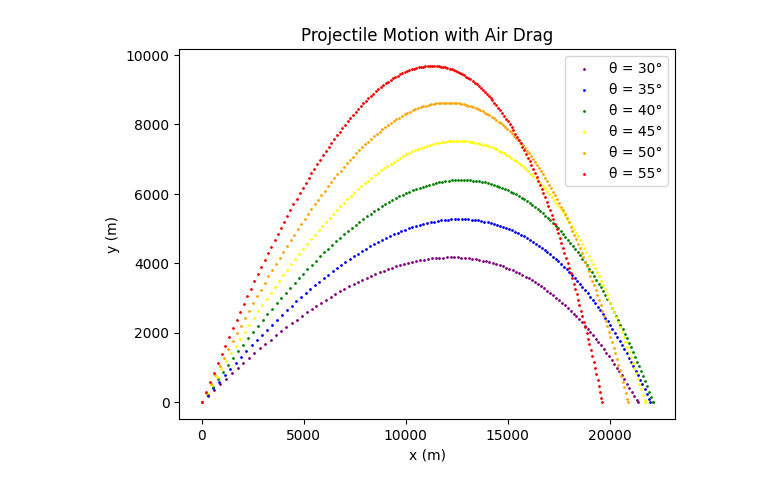
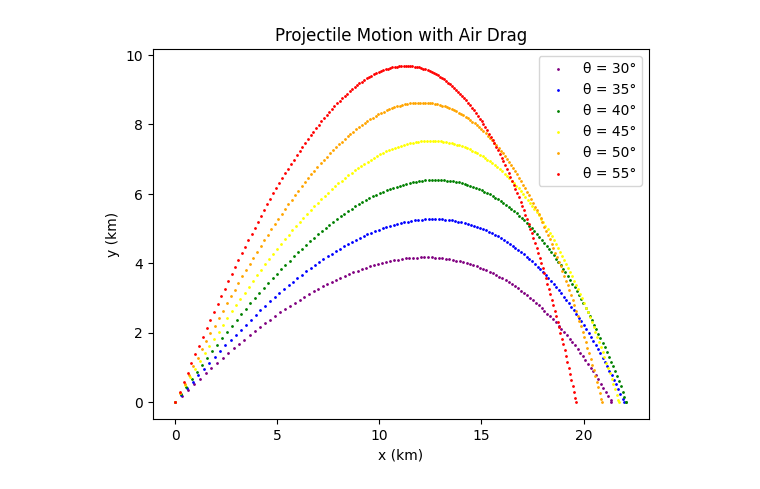
Before and after one commit to ubsuny/23-Homework3G5, a Jupyter notebook: projectile_motion.ipynb, the cells around one changed output. Drawn from its saved outputs; the diff is of its cells as text; code cells hidden in the pictures.

```diff
--- a/projectile_motion.ipynb
+++ b/projectile_motion.ipynb
@@ -21,34 +21,35 @@ for j in range(len(angle)):
 
   vx = v_initial*math.cos(angle[j])
   vy = v_initial*math.sin(angle[j])
 
   x=[x_start]
   y=[y_start]
 
   i = 0
 
   while y[-1]>=0:
     x.append(x[i]+vx*dt)
     y.append(y[i]+vy*dt)
     vx=vx-const*dt*vx*math.sqrt((vx**2)+(vy**2))
     vy=vy-dt*(g+const*vy*math.sqrt((vx**2)+(vy**2)))
     i=i+1
 
   r = -y[-2]/y[-1]
   x[-1] = (x[-2]+r*x[-1])/(r+1)
   y[-1]=0.0
 
   x_list.append(x)
   y_list.append(y)
 
 colours=["purple","blue","green","yellow","orange","red"]
 plt.figure() # In this example, all the plots will be in one figure.
 for i in range(len(x_list)):
-    plt.scatter(x_list[i],y_list[i],c=colours[i],s=1,label='θ = {}°'.format(angle_degree[i]))
-plt.xlabel('x (m)')
-plt.ylabel('y (m)')
+    plt.scatter(list(map(lambda z: z/1000, x_list[i])),list(map(lambda z: z/1000, y_list[i])),
+                c=colours[i],s=1,label='θ = {}°'.format(angle_degree[i]))
+plt.xlabel('x (km)')
+plt.ylabel('y (km)')
 plt.legend()
 plt.title("Projectile Motion with Air Drag")
 plt.show()
 # %% [output]
-[figure, old version]
+[figure, new version]
```
